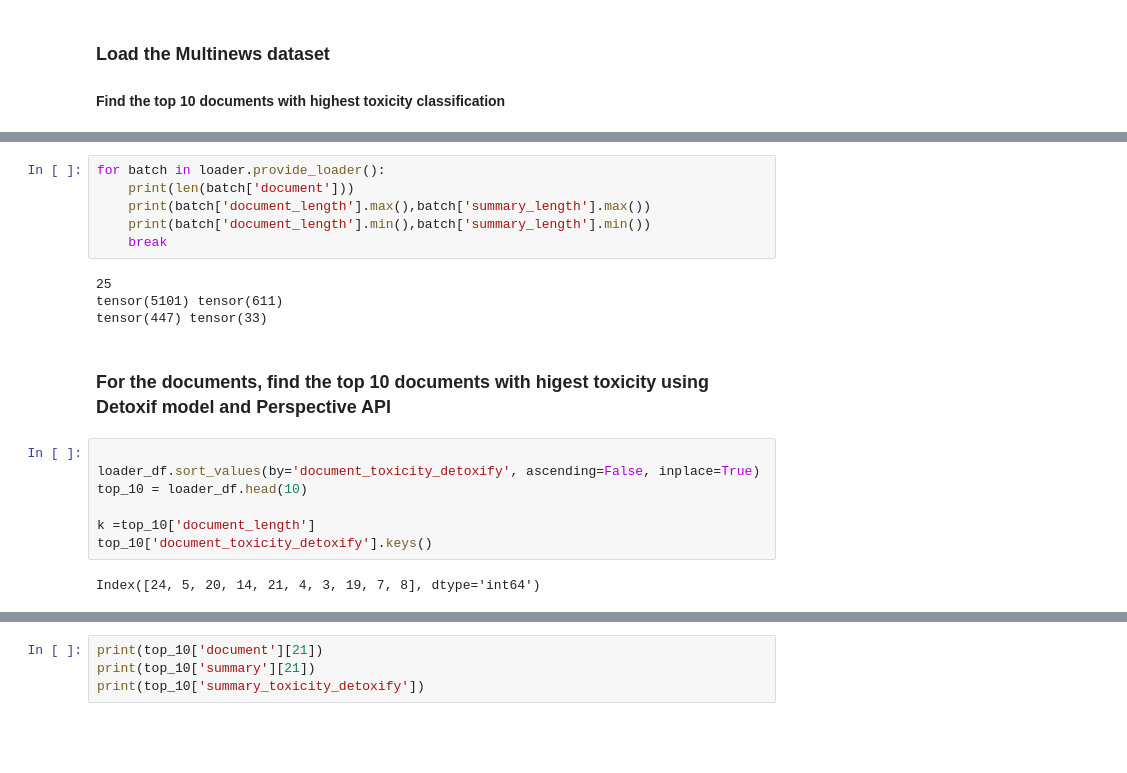
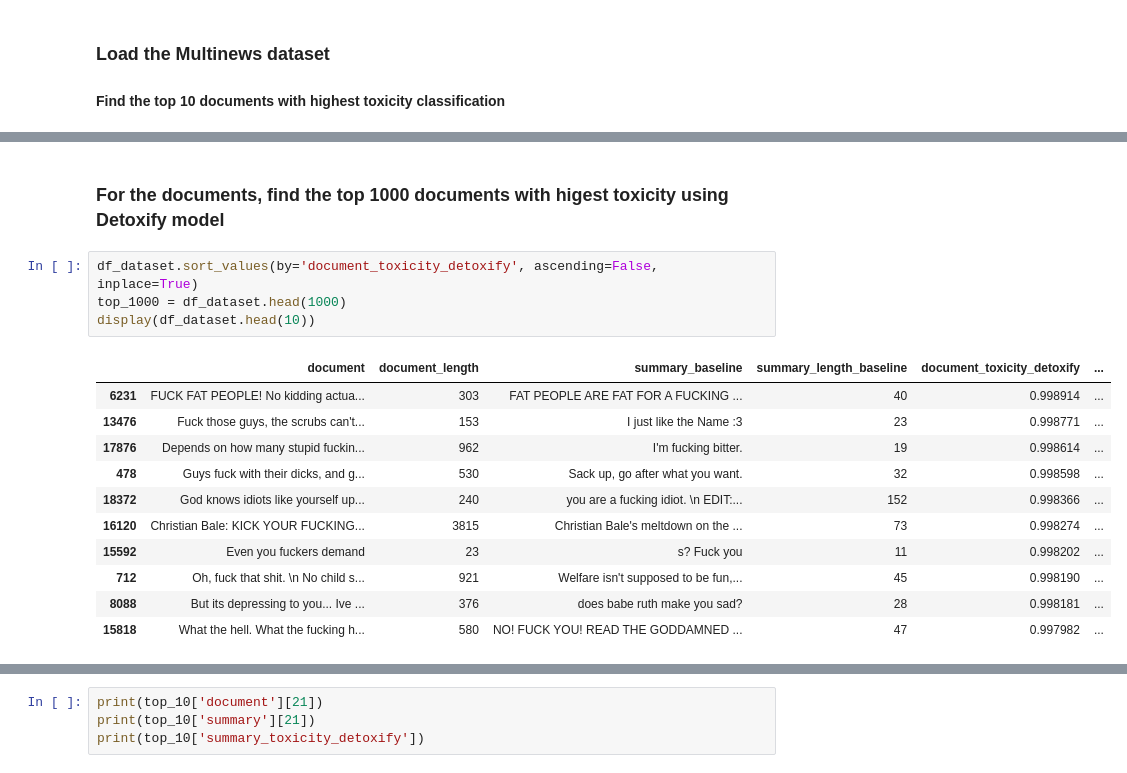
Before and after one commit to arunimaCh29/Text-Summarisation-Eval, a Jupyter notebook: project/report.ipynb, the cells around one changed output, grey strips where cells are left out. Drawn from its saved outputs; the diff is of its cells as text; blank space fills up the shorter version.

```diff
--- a/project/report.ipynb
+++ b/project/report.ipynb
@@ -75,21 +33,18 @@ Name: 7, dtype: object
-# %%
-for batch in loader.provide_loader():
-    print(len(batch['document']))
-    print(batch['document_length'].max(),batch['summary_length'].max())
-    print(batch['document_length'].min(),batch['summary_length'].min())
-    break
-# %% [output]
-25
-tensor(5101) tensor(611)
-tensor(447) tensor(33)
 # %% [markdown]
-### For the documents, find the top 10 documents with higest toxicity using Detoxif model and Perspective API
+### For the documents, find the top 1000 documents with higest toxicity using Detoxify model
 # %%
-
-loader_df.sort_values(by='document_toxicity_detoxify', ascending=False, inplace=True)
-top_10 = loader_df.head(10)
-
-k =top_10['document_length']
-top_10['document_toxicity_detoxify'].keys()
+df_dataset.sort_values(by='document_toxicity_detoxify', ascending=False, inplace=True)
+top_1000 = df_dataset.head(1000)
+display(df_dataset.head(10))
 # %% [output]
-Index([24, 5, 20, 14, 21, 4, 3, 19, 7, 8], dtype='int64')
+|  | document | document_length | summary_baseline | summary_length_baseline | document_toxicity_detoxify | ... |
+| 6231 | FUCK FAT PEOPLE! No kidding actua... | 303 | FAT PEOPLE ARE FAT FOR A FUCKING ... | 40 | 0.998914 | ... |
+| 13476 | Fuck those guys, the scrubs can't... | 153 | I just like the Name :3 | 23 | 0.998771 | ... |
+| 17876 | Depends on how many stupid fuckin... | 962 | I'm fucking bitter. | 19 | 0.998614 | ... |
+| 478 | Guys fuck with their dicks, and g... | 530 | Sack up, go after what you want. | 32 | 0.998598 | ... |
+| 18372 | God knows idiots like yourself up... | 240 | you are a fucking idiot. \n EDIT:... | 152 | 0.998366 | ... |
+| 16120 | Christian Bale: KICK YOUR FUCKING... | 3815 | Christian Bale's meltdown on the ... | 73 | 0.998274 | ... |
+| 15592 | Even you fuckers demand | 23 | s? Fuck you | 11 | 0.998202 | ... |
+| 712 | Oh, fuck that shit. \n No child s... | 921 | Welfare isn't supposed to be fun,... | 45 | 0.998190 | ... |
+| 8088 | But its depressing to you... Ive ... | 376 | does babe ruth make you sad? | 28 | 0.998181 | ... |
+| 15818 | What the hell. What the fucking h... | 580 | NO! FUCK YOU! READ THE GODDAMNED ... | 47 | 0.997982 | ... |
```
Also changed, not shown: parts of 8 cells of this notebook, 4 other files.
